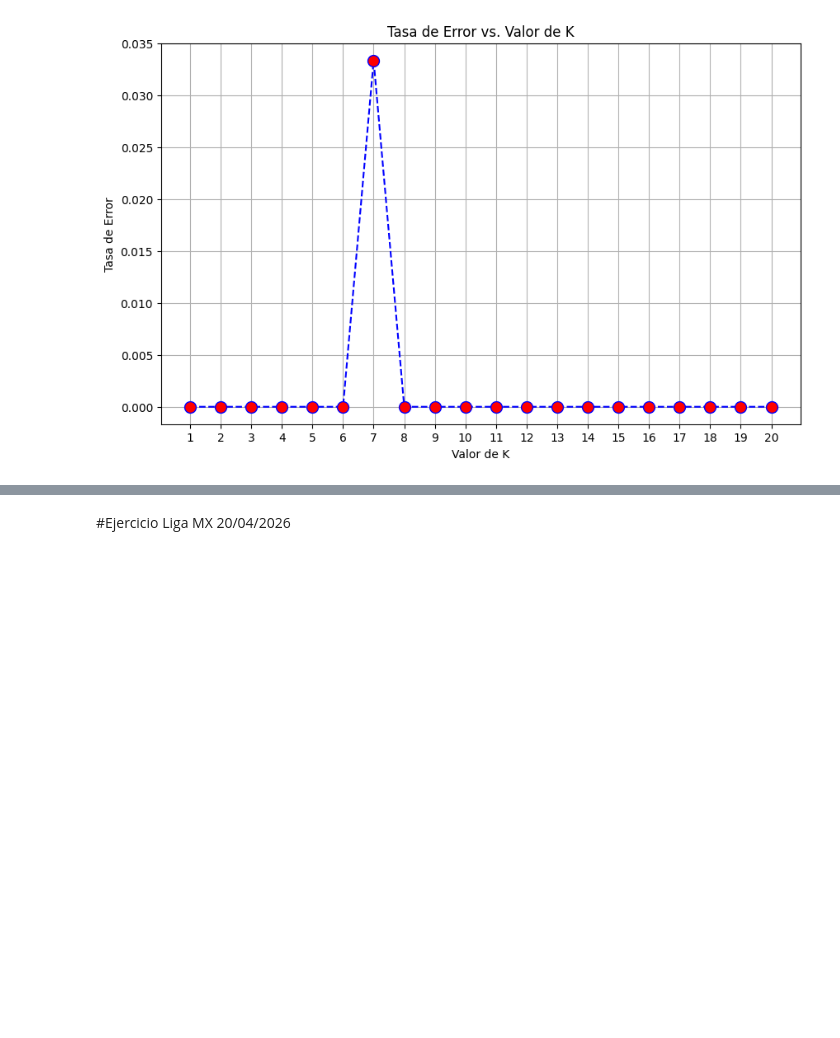
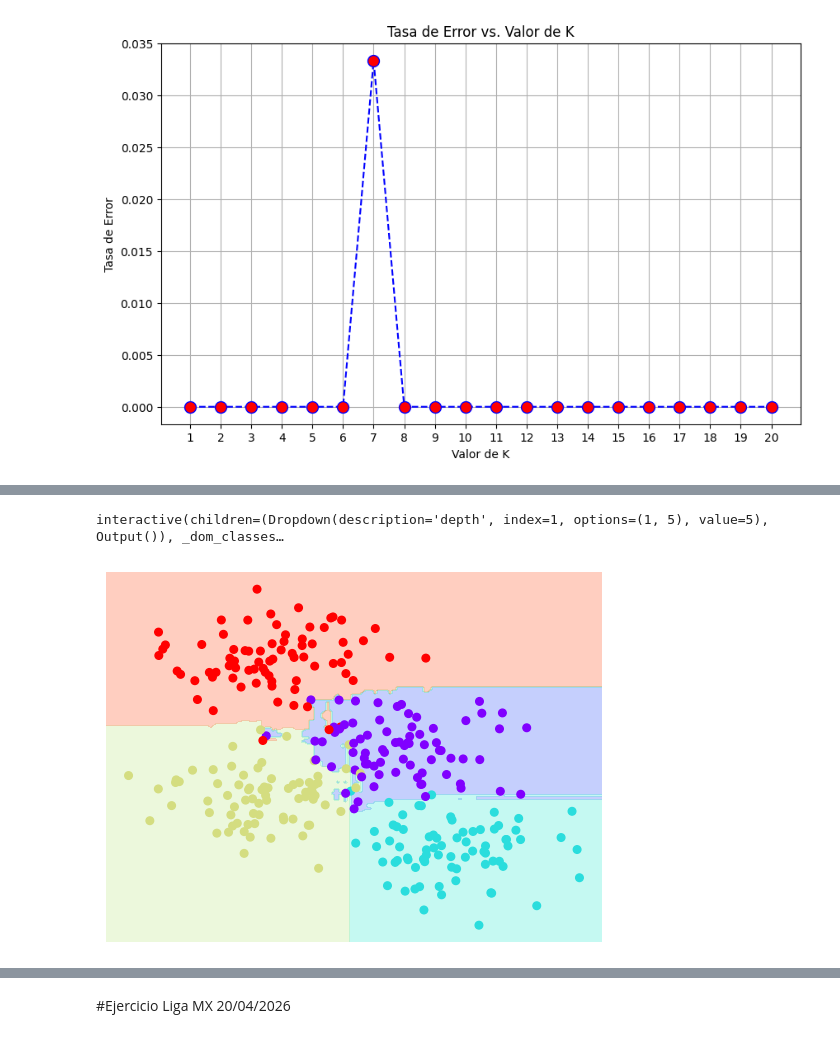
Before and after one commit to 3dgarxx3/Mineria_Datos, a Jupyter notebook: TercerParcial.ipynb, the cells around one changed output, grey strips where cells are left out. Saved outputs shown, nothing was run; the diff lists cells and outputs as text; code cells hidden in the pictures; blank space fills up the shorter version.

```diff
--- a/TercerParcial.ipynb
+++ b/TercerParcial.ipynb
@@ -158,0 +308,14 @@ plt.show()
+# %%
+import importlib
+import helpers_05_08
+importlib.reload(helpers_05_08)
+helpers_05_08.plot_tree_interactive(X, y);
+# %% [output]
+interactive(children=(Dropdown(description='depth', index=1, options=(1, 5), value=5), Output()), _dom_classes…
+# %%
+from sklearn.ensemble import RandomForestClassifier
+
+model = RandomForestClassifier(n_estimators=100, random_state=0)
+visualize_classifier(model, X, y);
+# %% [output]
+[figure, added]
```
Also changed, not shown: parts of 51 cells of this notebook.
